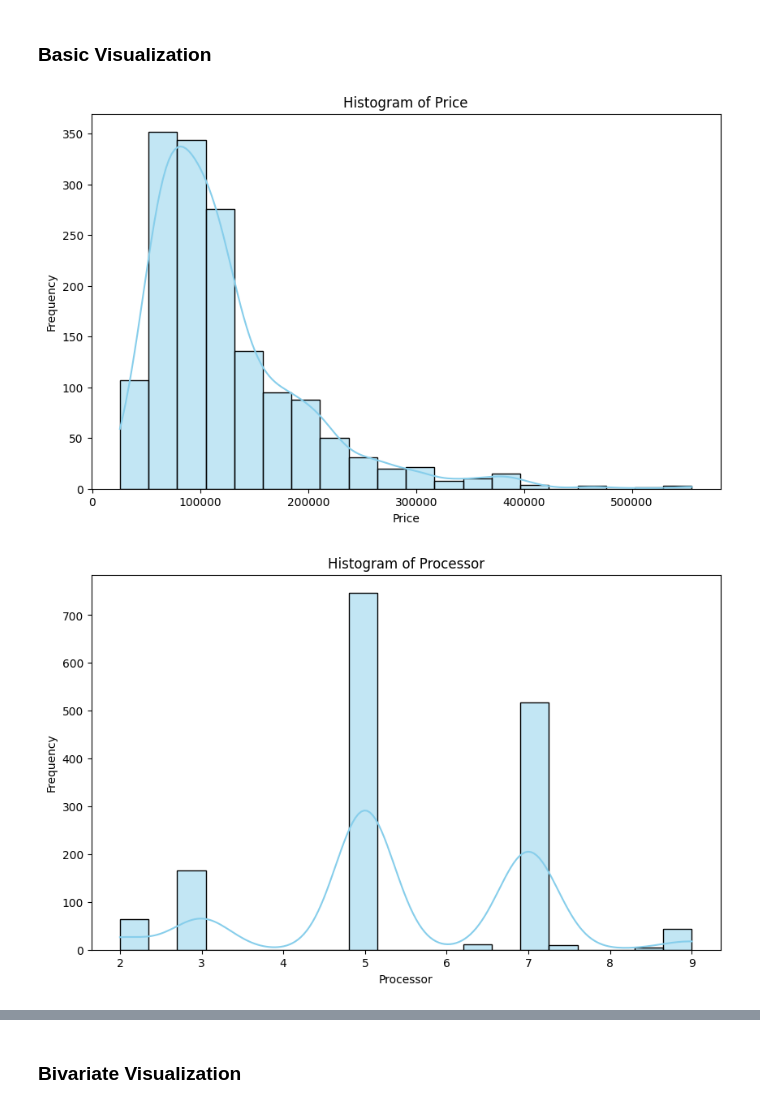
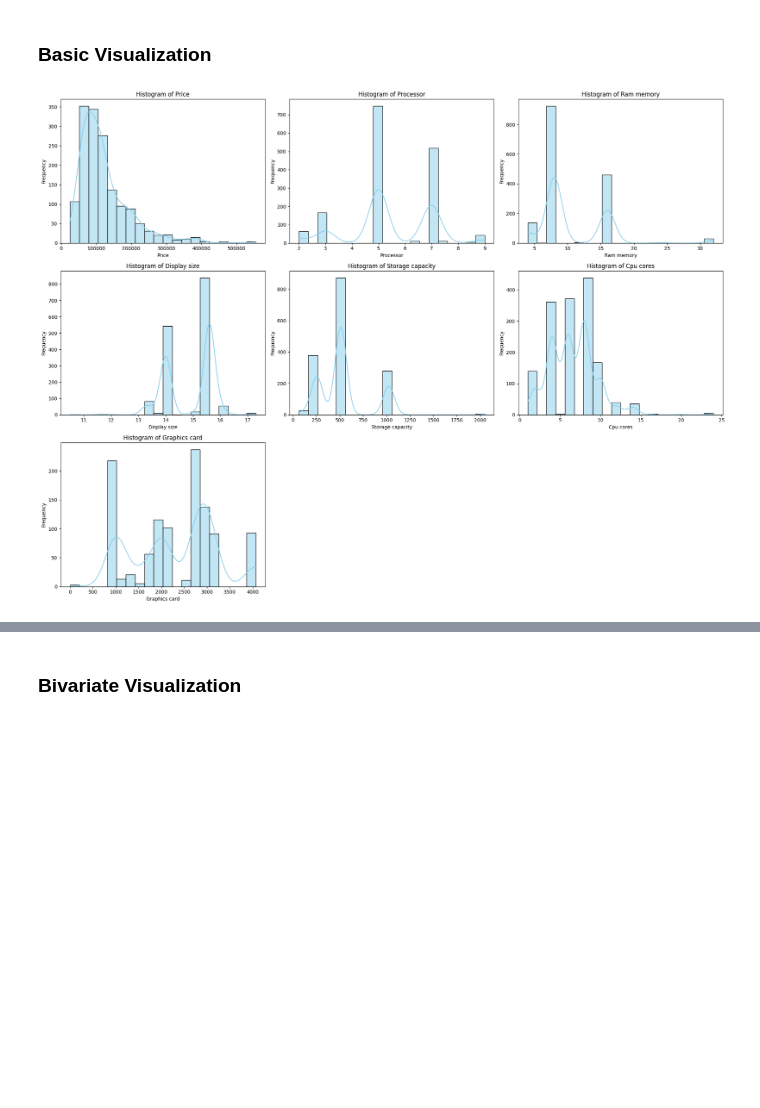
Before and after one commit to xrhahelry/DS-MiniProject, a Jupyter notebook: analysis_Yajjyu.ipynb, the cells around one changed output, grey strips where cells are left out. Saved outputs shown, nothing was run; the diff lists cells and outputs as text; code cells hidden in the pictures; blank space fills up the shorter version.

Commit message:
working on visualization

```diff
--- a/analysis_Yajjyu.ipynb
+++ b/analysis_Yajjyu.ipynb
@@ -75,16 +79,31 @@ cols = list(laptop.columns)
 excluded_cols = ['id', 'brand', 'model', 'rating', 'reviews', 'name', 'url', 'image', 'instock']
 cols = [col for col in cols if col not in excluded_cols]
 # %%
+# Number of columns per row
+cols_per_row = 3
 
+# Number of rows needed
+num_rows = int(np.ceil(len(cols) / cols_per_row))
+
+# Create subplots
+fig, axes = plt.subplots(num_rows, cols_per_row, figsize=(20, 5 * num_rows))
+
+# Flatten the axes array for easy iteration
+axes = axes.flatten()
 
 # Loop through each column and create a histogram
-for col in cols:
-    plt.figure(figsize=(10, 6))
-    sns.histplot(data=laptop, x=col, bins=20, color='skyblue', kde=True)
-    plt.title(f'Histogram of {col.capitalize()}')
-    plt.xlabel(col.capitalize())
-    plt.ylabel('Frequency')
-    plt.show()
+for i, col in enumerate(cols):
+    sns.histplot(data=laptop, x=col, bins=20, color='skyblue', kde=True, ax=axes[i])
+    axes[i].set_title(f'Histogram of {col.capitalize()}')
+    axes[i].set_xlabel(col.capitalize())
+    axes[i].set_ylabel('Frequency')
+
+# Remove any unused subplots
+for j in range(i + 1, len(axes)):
+    fig.delaxes(axes[j])
+
+# Adjust layout
+plt.tight_layout()
+plt.show()
 # %% [output]
-[figure, old version]
+[figure, new version]
-[figure, removed]
```
Also changed, not shown: parts of 27 cells of this notebook.
